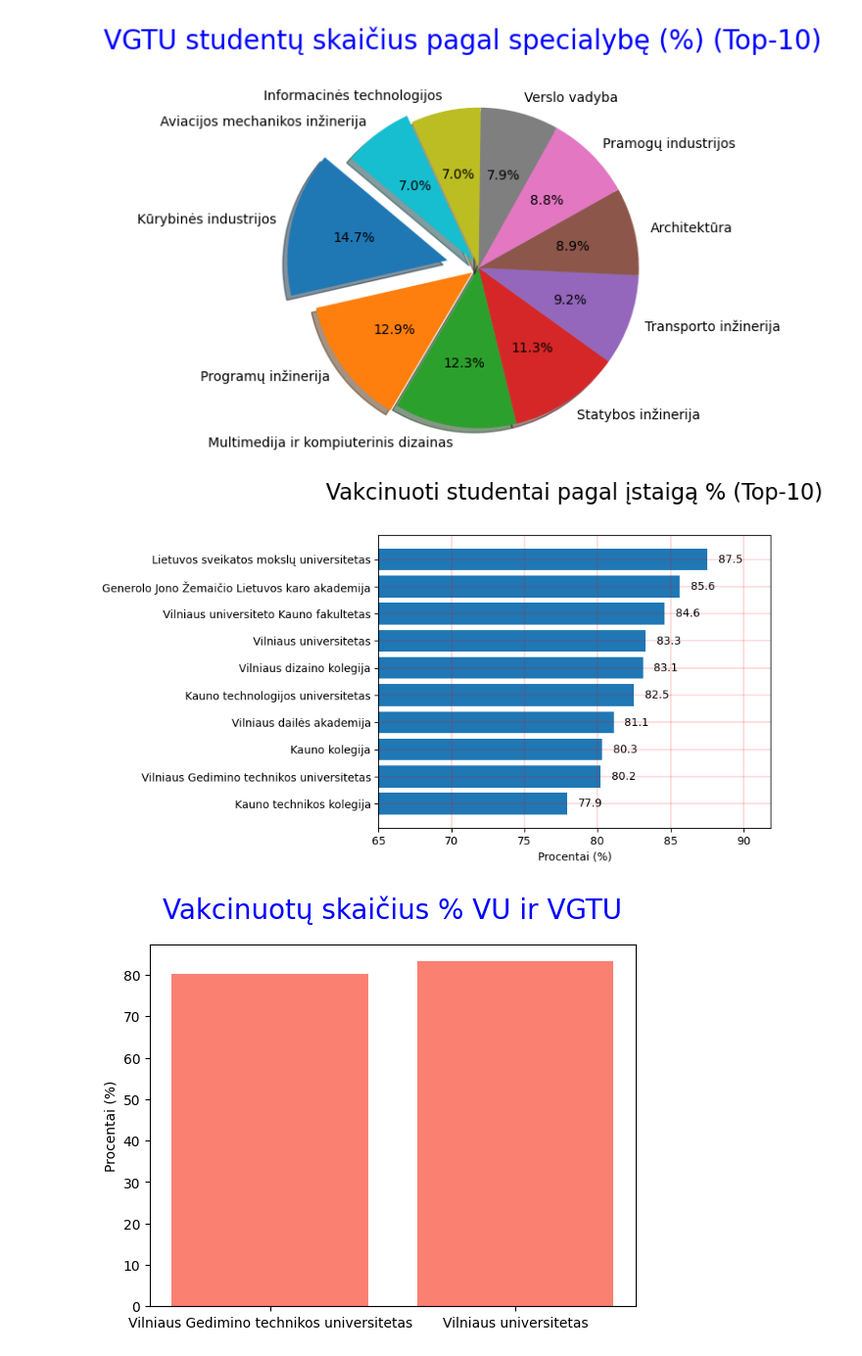
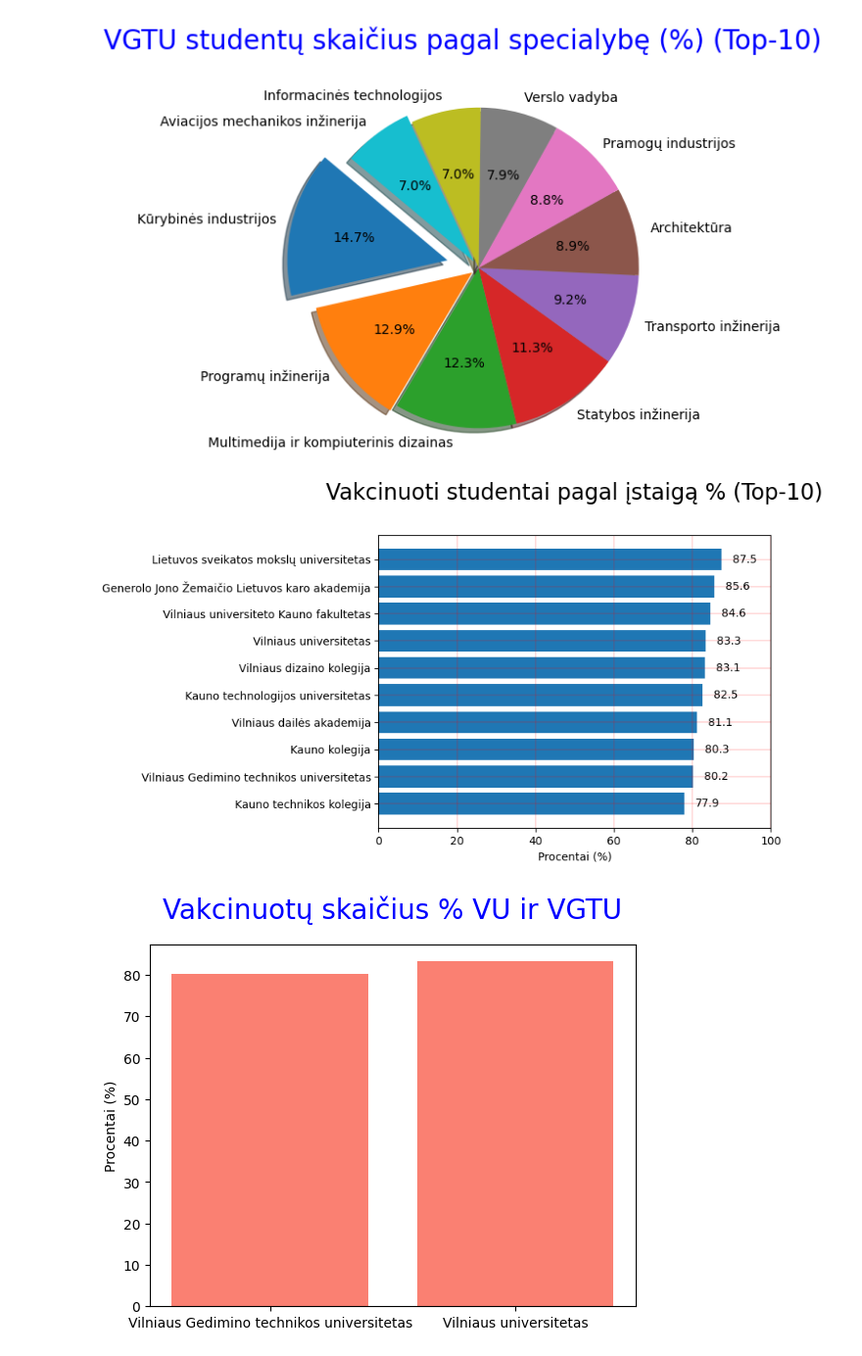
Before and after one commit to dainaklis/PySpark, a Jupyter notebook: testas.ipynb, the cells around one changed output. Shown at 98% size. Drawn from its saved outputs; the diff is of its cells as text; code cells hidden in the pictures.

```diff
--- a/testas.ipynb
+++ b/testas.ipynb
@@ -510,35 +510,35 @@ avgAllVakSort = avgAllVak.sort(desc("avg(p_vac)")).limit(10)
 
 # avgAllVakSort.show()
 # SUAPVALINAME
 df3 = avgAllVakSort.withColumn("avg(p_vac)", func.round(avgAllVakSort["avg(p_vac)"],1))
 
 #Creating Table
 df3.limit(10).registerTempTable('avgAllVak')
 sqlContext = SQLContext(spark2)
 #Running Query
 df1 = sqlContext.sql("SELECT * from avgAllVak").toPandas()
 df2 = sqlContext.sql("SELECT ins_pav,'avg(p_vac)' from avgAllVak").toPandas()
 
 fakultetai = df1['ins_pav']
 procentaiAll = df1['avg(p_vac)']
 
 # 6 DIAGRAMA
 hbars3 = ax.barh(fakultetai, procentaiAll, align='center')
 ax.set_yticks(fakultetai)
 ax.set_yticklabels(fakultetai)
 ax.invert_yaxis()  # labels read top-to-bottom
 ax.set_xlabel('Procentai (%)')
 ax.set_title('Vakcinuoti studentai pagal įstaigą % (Top-10)', fontsize=20, y=1.1)
 
 ax.grid(color='r', linestyle='-', linewidth=0.2)
 
 # Label with specially formatted floats
 ax.bar_label(hbars3, fmt='%g', padding=10)
-ax.set_xlim(left=65)
+ax.set_xlim(right=100)
 
 plt.show()
 # %% [output]
-[figure, old version]
+[figure, new version]
 # %%
 vuVgtu = need_new2.filter((need_new2["ins_pav"] == 'Vilniaus universitetas') | \
                  (need_new2["ins_pav"] == 'Vilniaus Gedimino technikos universitetas'))
```
Also changed, not shown: parts of 5 cells of this notebook.
